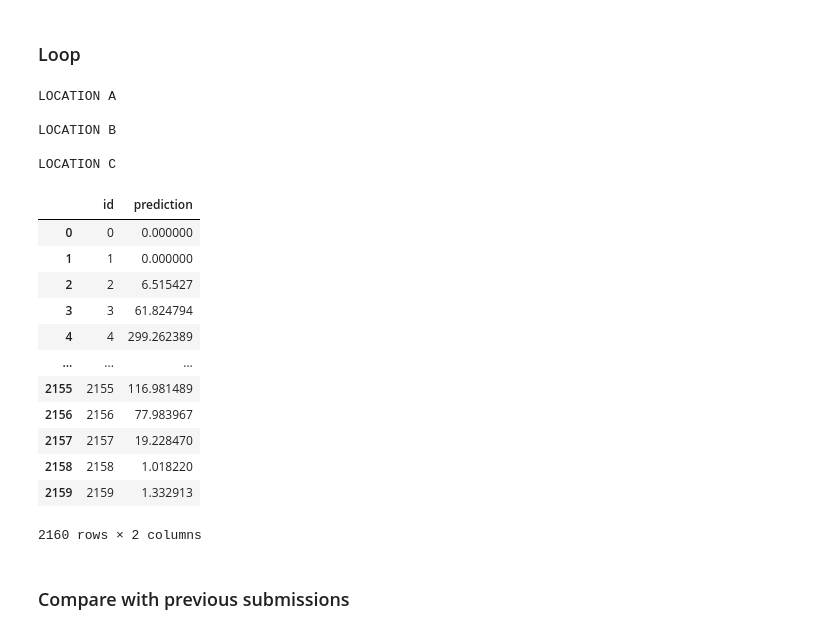
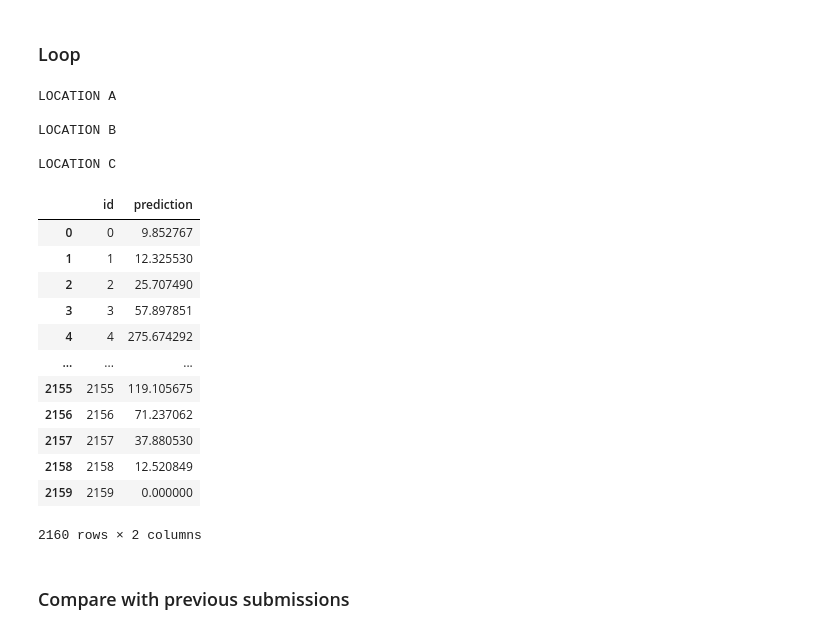
Before and after one commit to hugokerino/Energy-forecasting-NTNU, a Jupyter notebook: data/Noe/Short_notebook_1.ipynb, the cells around one changed output. Saved outputs shown, nothing was run; the diff lists cells and outputs as text; code cells hidden in the pictures.

```diff
--- a/data/Noe/Short_notebook_1.ipynb
+++ b/data/Noe/Short_notebook_1.ipynb
@@ -966,7 +964,7 @@ from sklearn.ensemble import StackingRegressor
 # %% [markdown]
 #### Best
 # %%
-n_lagged_features = 2
+n_lagged_features = 4
 threshold = 0.9
 
 
@@ -1006,7 +1004,8 @@ for LOCATION in ['A','B','C']:
     level0.append(('decision_tree', DecisionTreeRegressor(splitter='random',
                                                         min_samples_split=3,
                                                         min_samples_leaf=2,
-                                                        max_depth=None)))
+                                                        max_depth=None,
+                                                        random_state=RANDOM_SEED)))
     level0.append(('k_nearest_neighbor', KNeighborsRegressor(n_neighbors=2,
                                                             leaf_size=35)))
     # define meta learner model
@@ -1031,6 +1030,6 @@ for LOCATION in ['A','B','C']:
 
     # Save model
     from joblib import dump
-    name = 'catboost_kneighbor_dectree_to_lgb_lag2_minmax_old_code'
+    name = 'catboost_kneighbor_dectree_to_lgb_lag2_minmax_FUTURE'
     dump(model, 'Stacked_models/'+name + LOCATION+'.joblib')
     print(f"Training for {LOCATION} finished in {(time.time() - start)/60:.1f} minutes")
@@ -1046,7 +1120,7 @@ PREDICTIONS = []
 n_lagged_features = 2
 threshold = 0.9
 
-model_name = 'catboost_kneighbor_dectree_to_lgb_lag2_minmax_old_code_thr09_newDecTree_'
+model_name = 'catboost_kneighbor_dectree_to_lgb_lag2_minmax_FUTURE'
 
 for LOCATION in ['A', 'B', 'C']:
 
@@ -1057,44 +1131,44 @@ for LOCATION in ['A', 'B', 'C']:
     X_Train_full,Y_Train_full,X_Test_full,selected_features = full_data_loader(location = LOCATION,
                                                         n_lagged_features=n_lagged_features,
                                                         threshold=threshold,
                                                         normalization = 'minmax',
                                                         date_encoding=True,
                                                         verbose=False)
     X_Test = X_Test_full[selected_features].astype('float32')
     # Predict on the X_test_estimated dataset
     Y_test_estimated = pd.DataFrame()
     # Make predictions every 15 minutes
     pv_measurement =  model.predict(X_Test)
     pv_measurement[pv_measurement<0]=0
     Y_test_estimated['prediction'] = pv_measurement
     # Select only the predictions at round hours
     Y_test_estimated['time'] = X_Test_full['date_forecast'].reset_index(drop=True)
     Y_test_estimated_round = select_o_clock(Y_test_estimated,'time')
     PREDICTIONS.append(Y_test_estimated_round['prediction'])
 
 # Concatenate all 3 predictions
 submission = pd.concat(PREDICTIONS).reset_index()
 # Add id colum
 submission['id'] = submission.index
 submission[['id','prediction']]
 # %% [output]
 LOCATION A
 
 LOCATION B
 
 LOCATION C
 |  | id | prediction |
-| 0 | 0 | 0.000000 |
-| 1 | 1 | 0.000000 |
-| 2 | 2 | 6.515427 |
-| 3 | 3 | 61.824794 |
-| 4 | 4 | 299.262389 |
+| 0 | 0 | 9.852767 |
+| 1 | 1 | 12.325530 |
+| 2 | 2 | 25.707490 |
+| 3 | 3 | 57.897851 |
+| 4 | 4 | 275.674292 |
 | ... | ... | ... |
-| 2155 | 2155 | 116.981489 |
-| 2156 | 2156 | 77.983967 |
-| 2157 | 2157 | 19.228470 |
-| 2158 | 2158 | 1.018220 |
-| 2159 | 2159 | 1.332913 |
+| 2155 | 2155 | 119.105675 |
+| 2156 | 2156 | 71.237062 |
+| 2157 | 2157 | 37.880530 |
+| 2158 | 2158 | 12.520849 |
+| 2159 | 2159 | 0.000000 |
 2160 rows × 2 columns
 # %%
 # SAVE TO CSV
```
Also changed, not shown: parts of 6 cells of this notebook, 4 other files.
